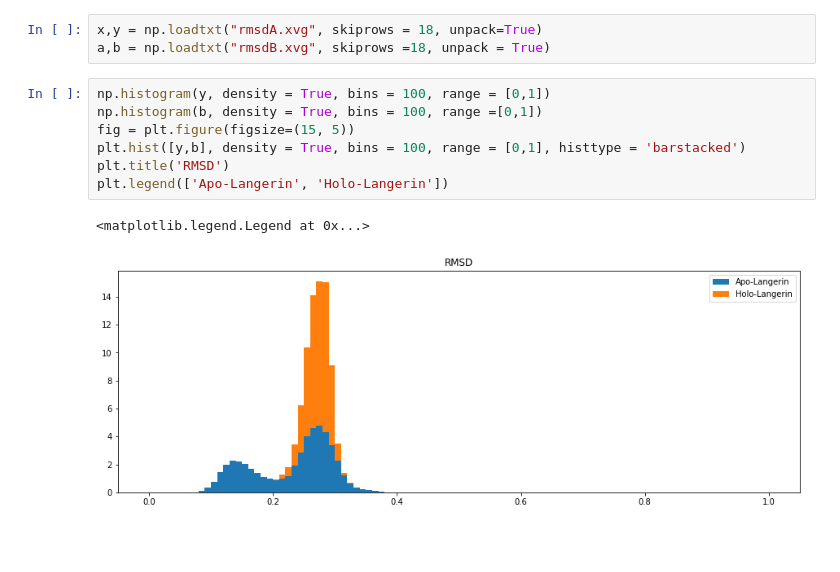
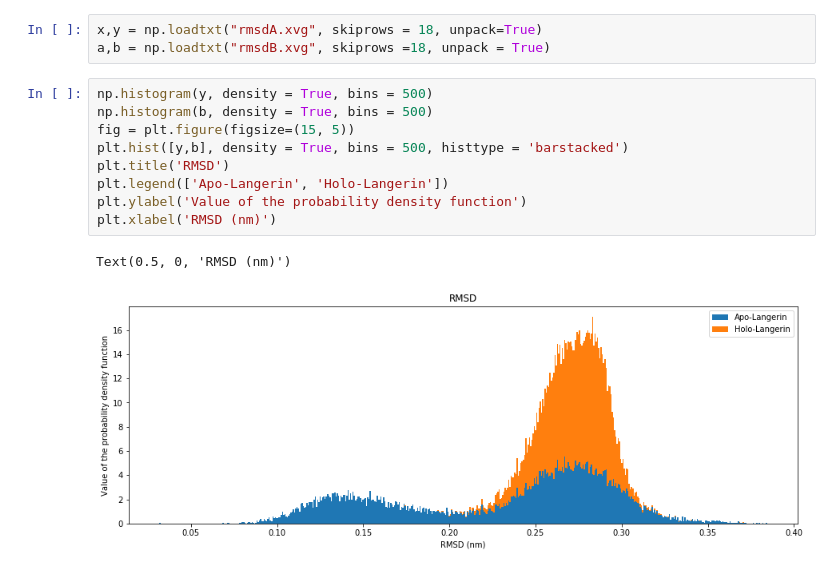
Before and after one commit to laifi/molecular-dynamics, a Jupyter notebook: e05/Exercise 5.ipynb, the cells around one changed output. Saved outputs shown, nothing was run; the diff lists cells and outputs as text; blank space fills up the shorter version.

```diff
--- a/e05/Exercise 5.ipynb
+++ b/e05/Exercise 5.ipynb
@@ -63,12 +63,14 @@ import matplotlib.pyplot as plt
 x,y = np.loadtxt("rmsdA.xvg", skiprows = 18, unpack=True)
 a,b = np.loadtxt("rmsdB.xvg", skiprows =18, unpack = True)
 # %%
-np.histogram(y, density = True, bins = 100, range = [0,1])
-np.histogram(b, density = True, bins = 100, range =[0,1])
+np.histogram(y, density = True, bins = 500)
+np.histogram(b, density = True, bins = 500)
 fig = plt.figure(figsize=(15, 5))
-plt.hist([y,b], density = True, bins = 100, range = [0,1], histtype = 'barstacked')
+plt.hist([y,b], density = True, bins = 500, histtype = 'barstacked')
 plt.title('RMSD')
 plt.legend(['Apo-Langerin', 'Holo-Langerin'])
+plt.ylabel('Value of the probability density function')
+plt.xlabel('RMSD (nm)')
 # %% [output]
-<matplotlib.legend.Legend at 0x...>
+Text(0.5, 0, 'RMSD (nm)')
-[figure, old version]
+[figure, new version]
```
